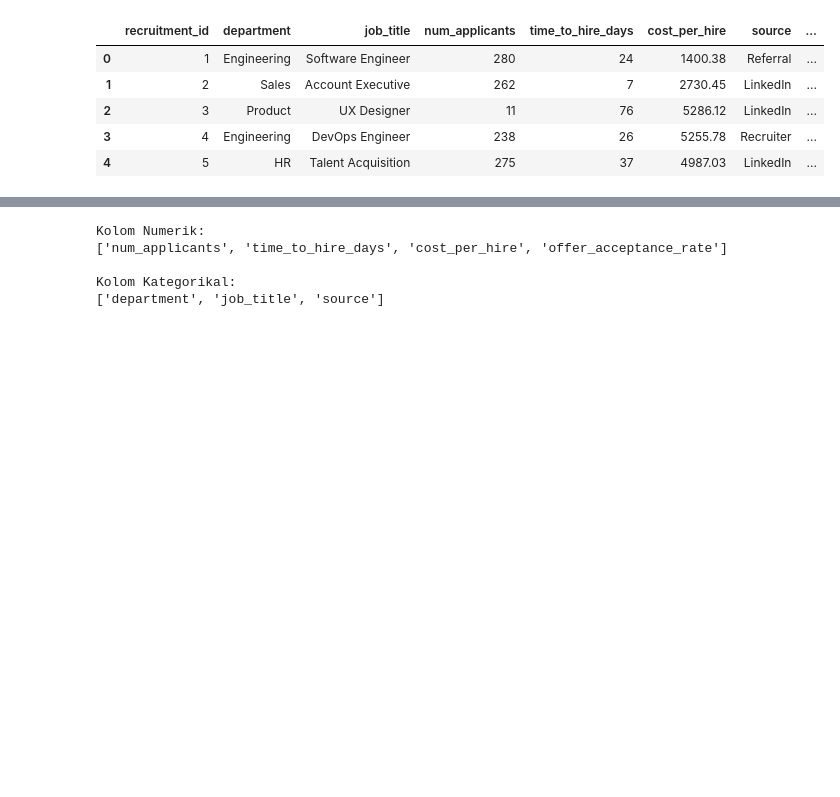
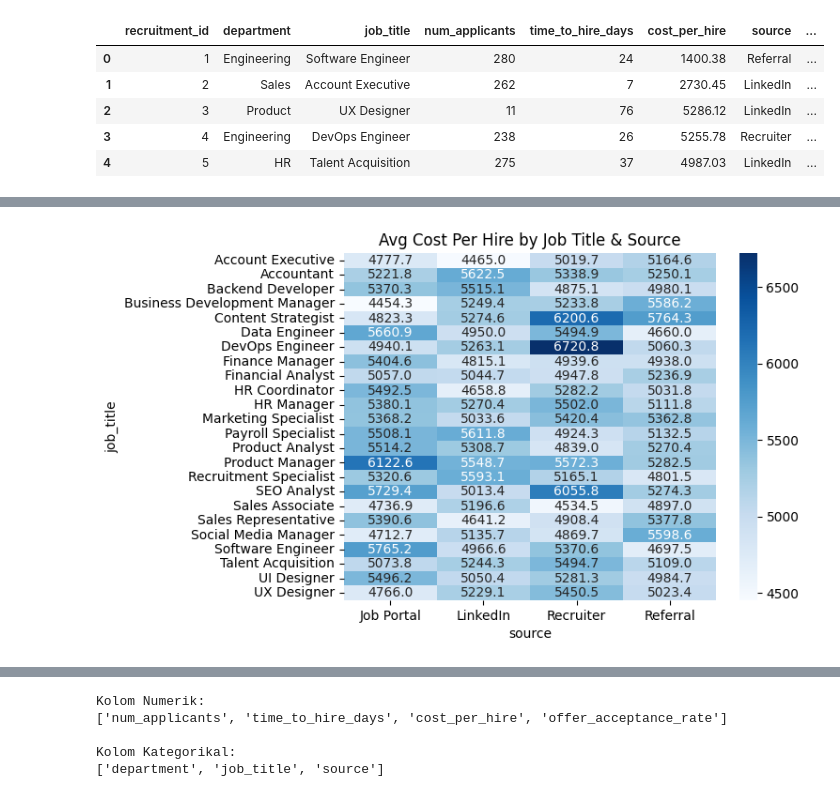
Before and after one commit to Aqillaaprly/Rakamin_FinalProject_DS59, a Jupyter notebook: Stage_2_Cluster,_Regresi,_Optimal_Score.ipynb, the cells around one changed output, grey strips where cells are left out. Cells and saved outputs as stored; diff of their text form; code cells hidden in the pictures; blank space fills up the shorter version.

```diff
--- a/Stage_2_Cluster,_Regresi,_Optimal_Score.ipynb
+++ b/Stage_2_Cluster,_Regresi,_Optimal_Score.ipynb
@@ -20,0 +47,13 @@ df.head()
+# %%
+#Heatmap Correlation between source and job_title for cost per hire
+pivot = df.pivot_table(
+    index="job_title",
+    columns="source",
+    values="cost_per_hire",
+    aggfunc="mean"
+)
+sns.heatmap(pivot, annot=True, fmt=".1f", cmap="Blues")
+plt.title("Avg Cost Per Hire by Job Title & Source")
+plt.show()
+# %% [output]
+[figure, added]
```
Also changed, not shown: parts of 11 cells of this notebook.
